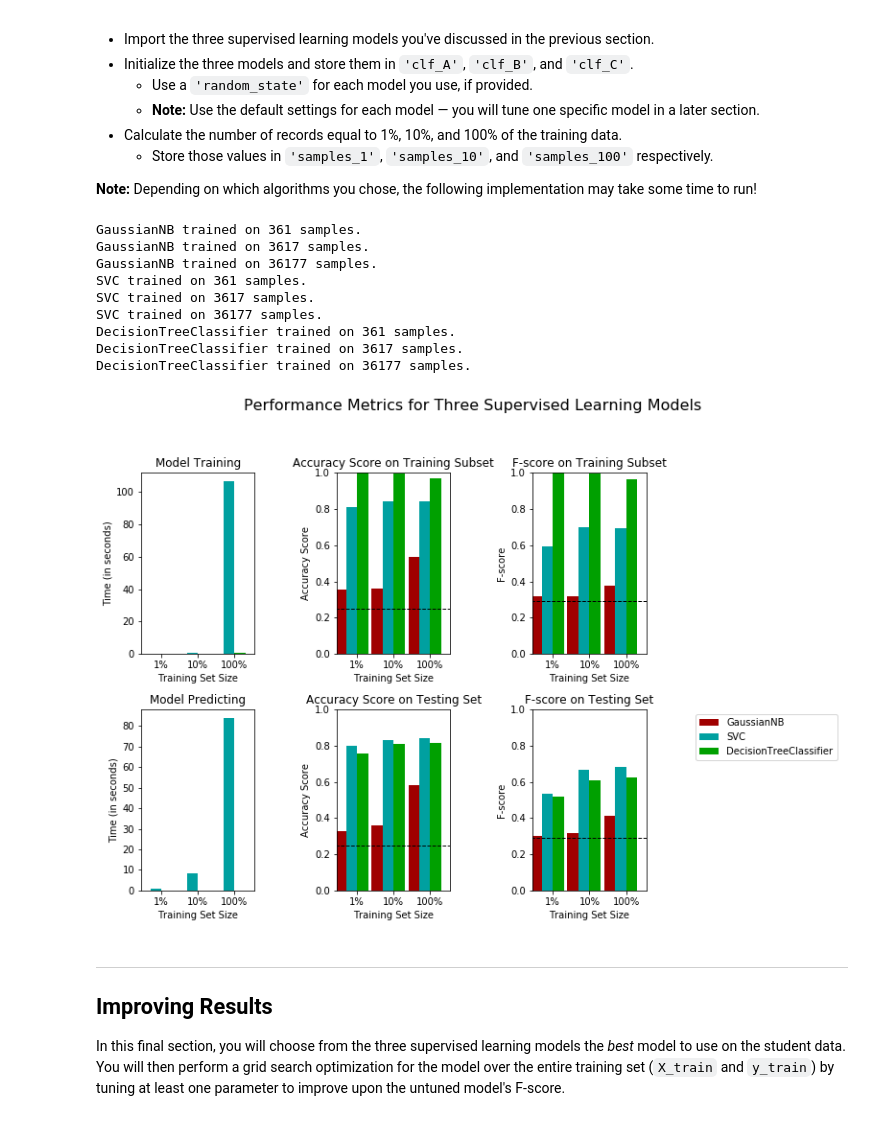
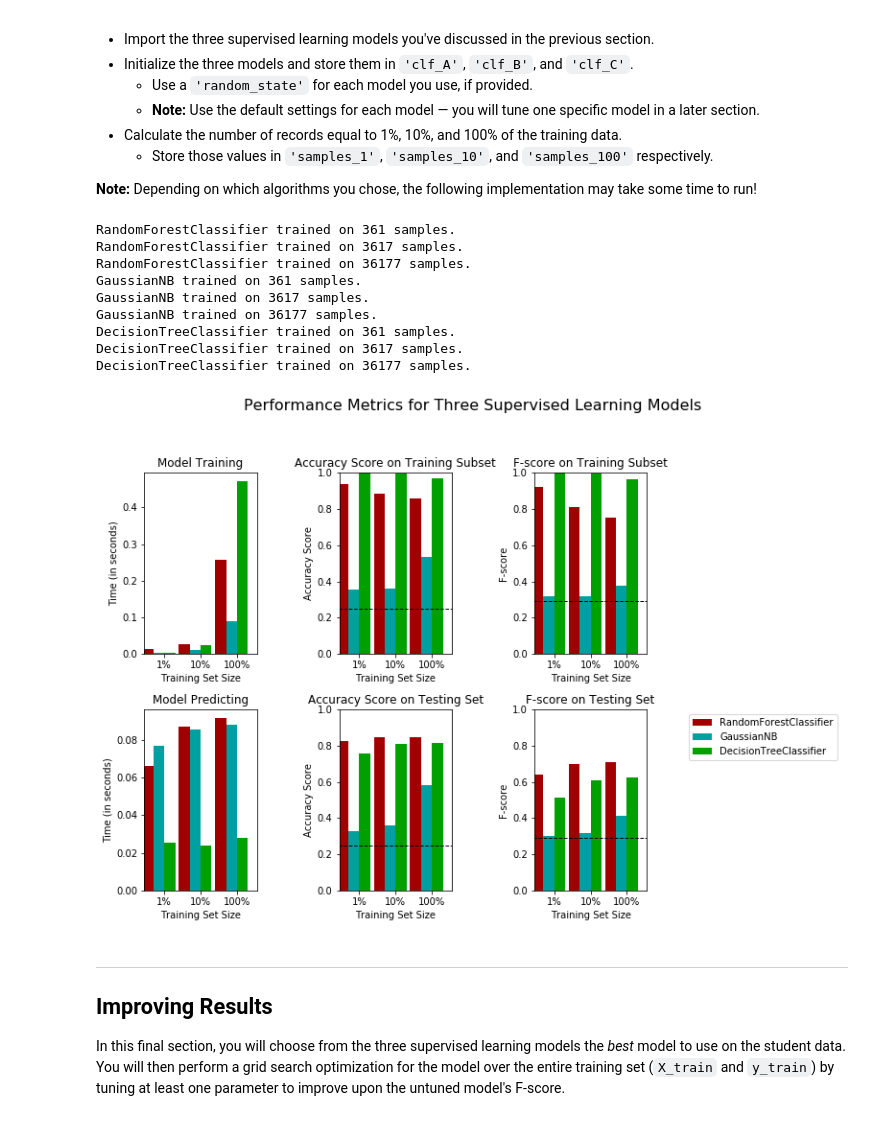
Before and after one commit to HajimeK/machine-learning, a Jupyter notebook: projects/finding_donors/finding_donors.ipynb, the cells around one changed output. Cells and saved outputs as stored; diff of their text form; code cells hidden in the pictures.

```diff
--- a/projects/finding_donors/finding_donors.ipynb
+++ b/projects/finding_donors/finding_donors.ipynb
@@ -400,42 +399,45 @@ from sklearn import svm
 #from sklearn.neighbors import KNeighborsRegressor
 from sklearn import tree
 from sklearn.naive_bayes import GaussianNB
+from sklearn.ensemble import RandomForestClassifier
 
 # TODO: Initialize the three models
-clf_A = GaussianNB()
-clf_B = svm.SVC(gamma='scale')
+#clf_A = RandomForestClassifier(n_estimators=10)
+clf_A = RandomForestClassifier(n_estimators=9, max_depth=11, min_samples_split=2)
+clf_B = GaussianNB()
+#clf_B = svm.SVC(gamma='scale')
 clf_C = tree.DecisionTreeClassifier()
 
 # TODO: Calculate the number of samples for 1%, 10%, and 100% of the training data
 # HINT: samples_100 is the entire training set i.e. len(y_train)
 # HINT: samples_10 is 10% of samples_100 (ensure to set the count of the values to be `int` and not `float`)
 # HINT: samples_1 is 1% of samples_100 (ensure to set the count of the values to be `int` and not `float`)
 samples_100 = len(y_train)
 samples_10 = int(0.10 * len(y_train))
 samples_1 = int(0.01 * len(y_train))
 
 # Collect results on the learners
 results = {}
 for clf in [clf_A, clf_B, clf_C]:
     clf_name = clf.__class__.__name__
     results[clf_name] = {}
     for i, samples in enumerate([samples_1, samples_10, samples_100]):
         results[clf_name][i] = \
         train_predict(clf, samples, X_train, y_train, X_test, y_test)
 
 # Run metrics visualization for the three supervised learning models chosen
 vs.evaluate(results, accuracy, fscore)
 # %% [output]
+RandomForestClassifier trained on 361 samples.
+RandomForestClassifier trained on 3617 samples.
+RandomForestClassifier trained on 36177 samples.
 GaussianNB trained on 361 samples.
 GaussianNB trained on 3617 samples.
 GaussianNB trained on 36177 samples.
-SVC trained on 361 samples.
-SVC trained on 3617 samples.
-SVC trained on 36177 samples.
 DecisionTreeClassifier trained on 361 samples.
 DecisionTreeClassifier trained on 3617 samples.
 DecisionTreeClassifier trained on 36177 samples.
-[figure, old version]
+[figure, new version]
 # %% [markdown]
 ----
 ## Improving Results
```
Also changed, not shown: parts of 22 cells of this notebook, 1 other file.
